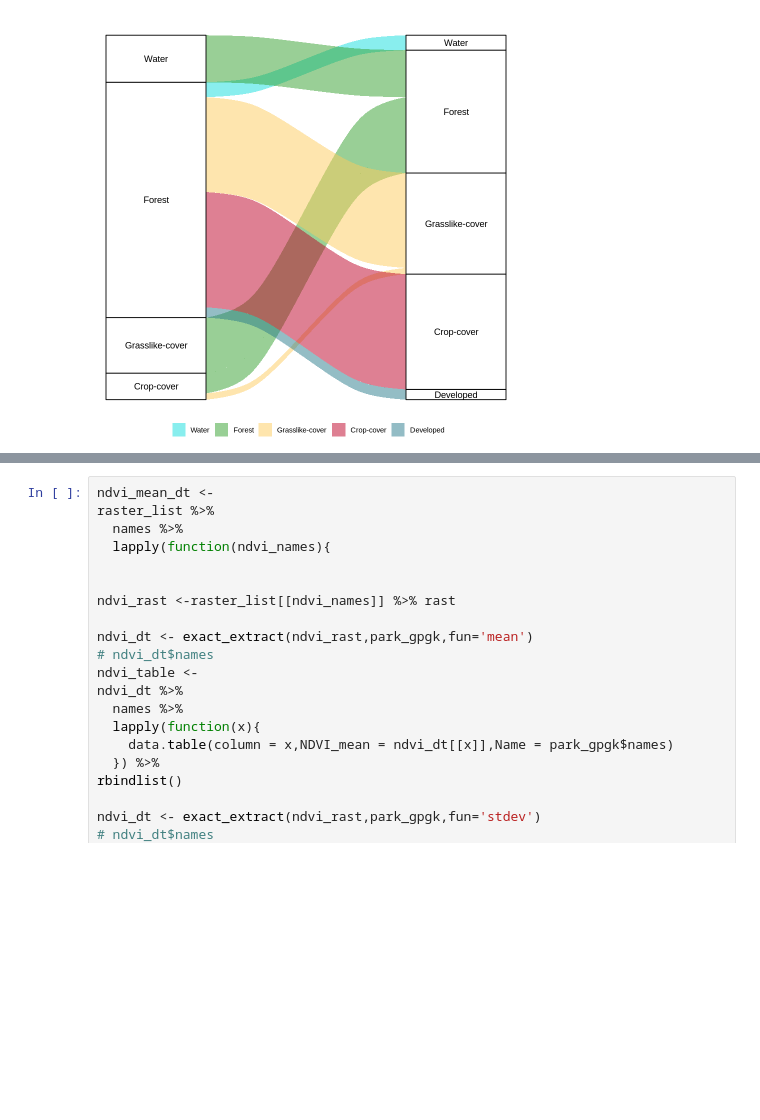
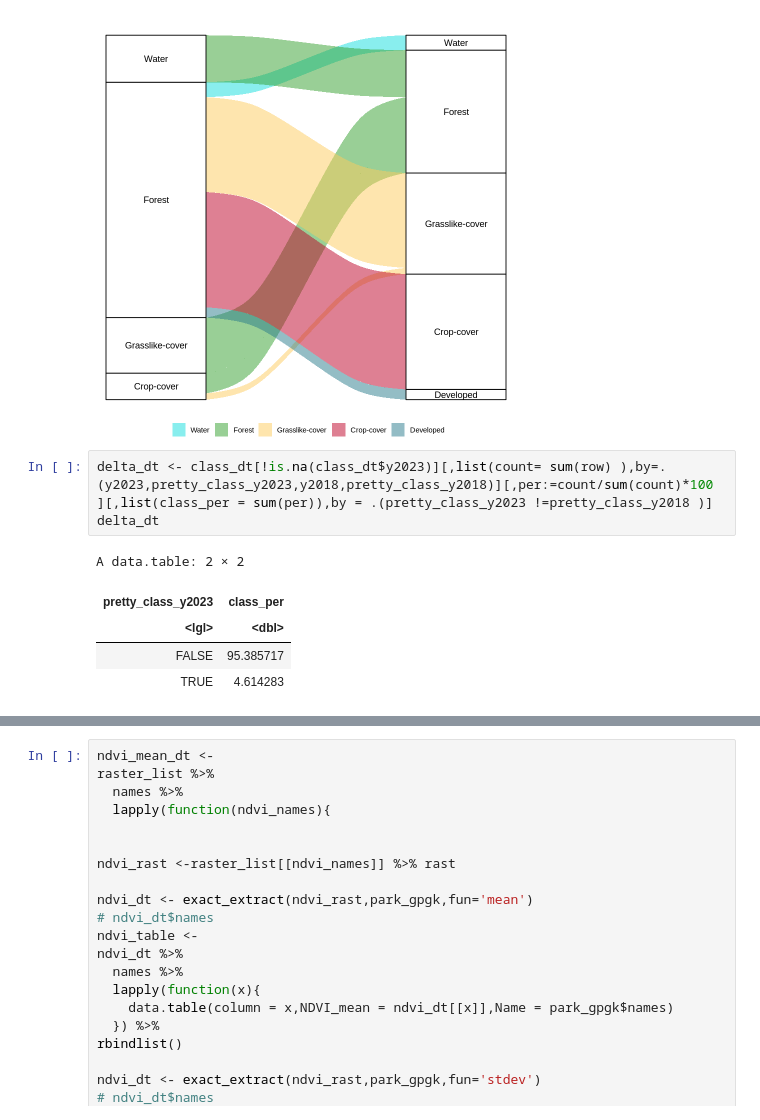
Before and after one commit to seismosmsr/machine_learning, a Jupyter notebook: costa_rica.ipynb, the cells around one changed output, grey strips where cells are left out. Saved outputs shown, nothing was run; the diff lists cells and outputs as text; blank space fills up the shorter version.

```diff
--- a/costa_rica.ipynb
+++ b/costa_rica.ipynb
@@ -193,3 +193,12 @@ Warning message in to_lodes_form(data = data, axes = axis_ind, discern = params$
 Warning message in to_lodes_form(data = data, axes = axis_ind, discern = params$discern):
 “Some strata appear at multiple axes.”
 [figure]
+# %%
+delta_dt <- class_dt[!is.na(class_dt$y2023)][,list(count= sum(row) ),by=.(y2023,pretty_class_y2023,y2018,pretty_class_y2018)][,per:=count/sum(count)*100 ][,list(class_per = sum(per)),by = .(pretty_class_y2023 !=pretty_class_y2018 )]
+delta_dt
+# %% [output]
+A data.table: 2 × 2
+| pretty_class_y2023 | class_per |
+| <lgl> | <dbl> |
+| FALSE | 95.385717 |
+| TRUE | 4.614283 |
```
Also changed, not shown: parts of 1 cell of this notebook.
